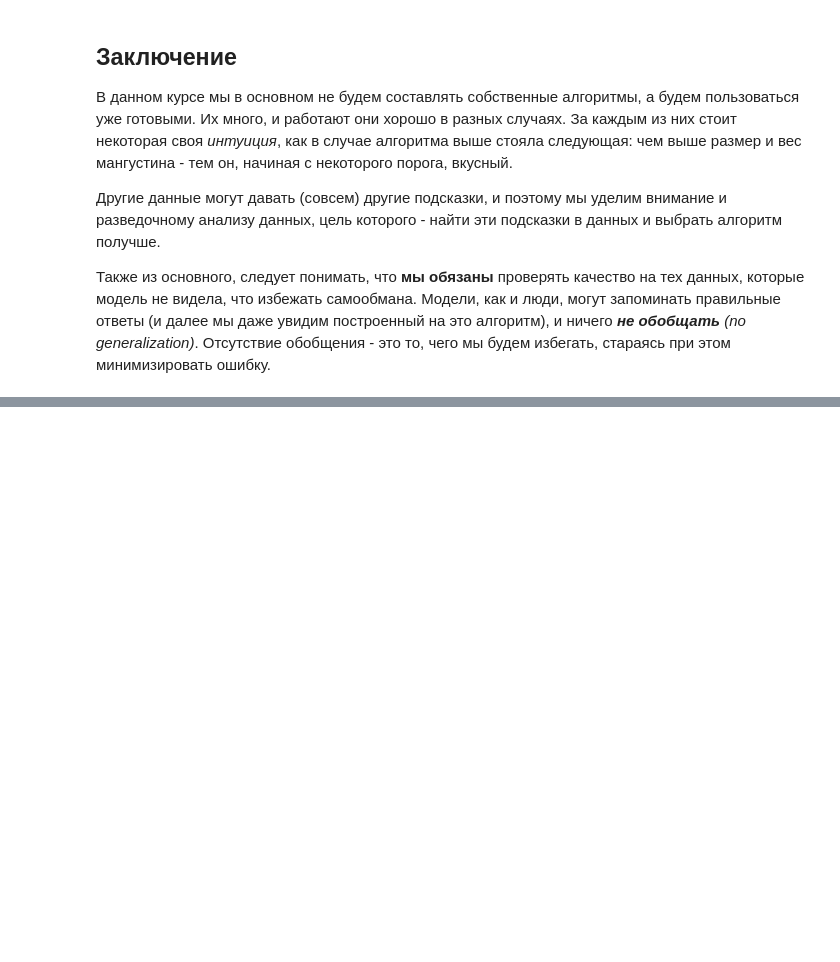
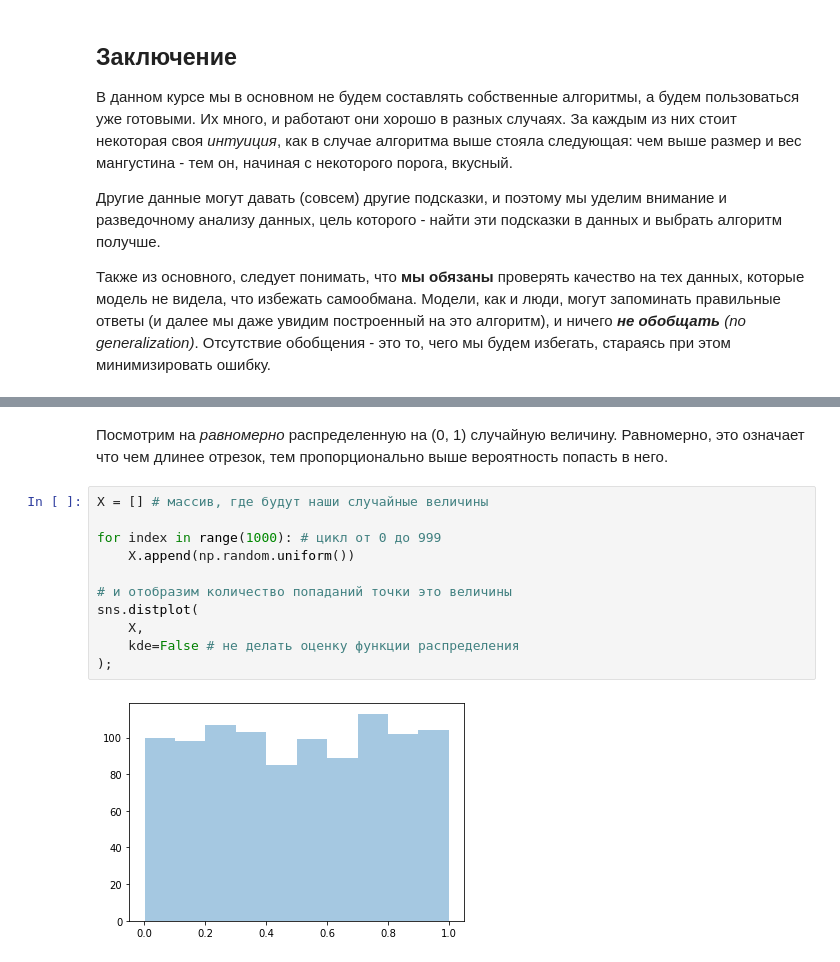
Before and after one commit to timeseries-ru/course, a Jupyter notebook: day_1.ipynb, the cells around one changed output, grey strips where cells are left out. Drawn from its saved outputs; the diff is of its cells as text; blank space fills up the shorter version.

```diff
--- a/day_1.ipynb
+++ b/day_1.ipynb
@@ -217,0 +238,15 @@ sns.scatterplot(x="weight", y="radius", hue="prediction", style="is_test", data=
+# %% [markdown]
+Посмотрим на *равномерно* распределенную на (0, 1) случайную величину. Равномерно, это означает что чем длинее отрезок, тем пропорционально выше вероятность попасть в него.
+# %%
+X = [] # массив, где будут наши случайные величины
+
+for index in range(1000): # цикл от 0 до 999
+    X.append(np.random.uniform())
+
+# и отобразим количество попаданий точки это величины
+sns.distplot(
+    X,
+    kde=False # не делать оценку функции распределения
+);
+# %% [output]
+[figure, added]
```
Also changed, not shown: parts of 20 cells of this notebook.
